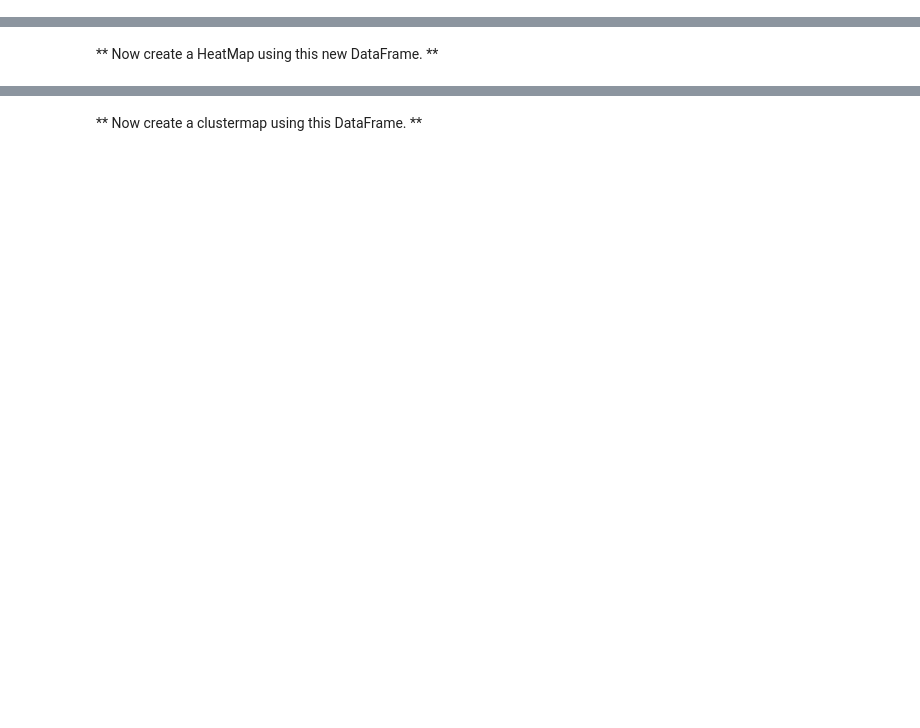
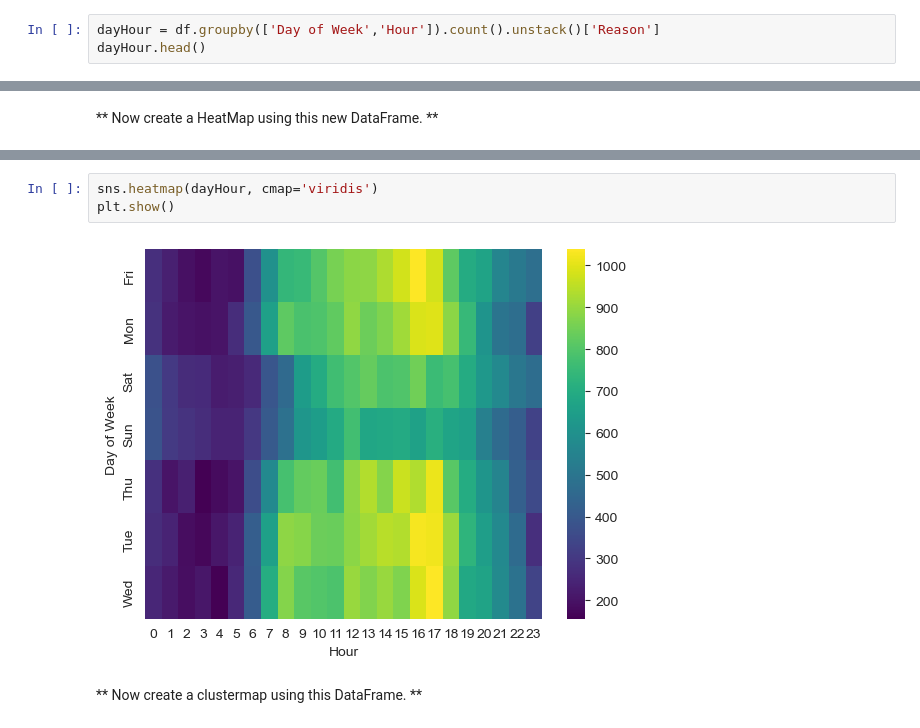
Before and after one commit to SpeedBird789/Data-Capstone-Project, a Jupyter notebook: Calls Data My Attempt.ipynb, the cells around one changed output, grey strips where cells are left out. Cells and saved outputs as stored; diff of their text form; blank space fills up the shorter version.

```diff
--- a/Calls Data My Attempt.ipynb
+++ b/Calls Data My Attempt.ipynb
@@ -294,0 +285,3 @@ ____
+# %%
+dayHour = df.groupby(['Day of Week','Hour']).count().unstack()['Reason']
+dayHour.head()
@@ -301,2 +299,7 @@ ____
+# %%
+sns.heatmap(dayHour, cmap='viridis')
+plt.show()
+# %% [output]
+[figure, added]
 # %% [markdown]
 ** Now create a clustermap using this DataFrame. **
```
Also changed, not shown: parts of 16 cells of this notebook.
